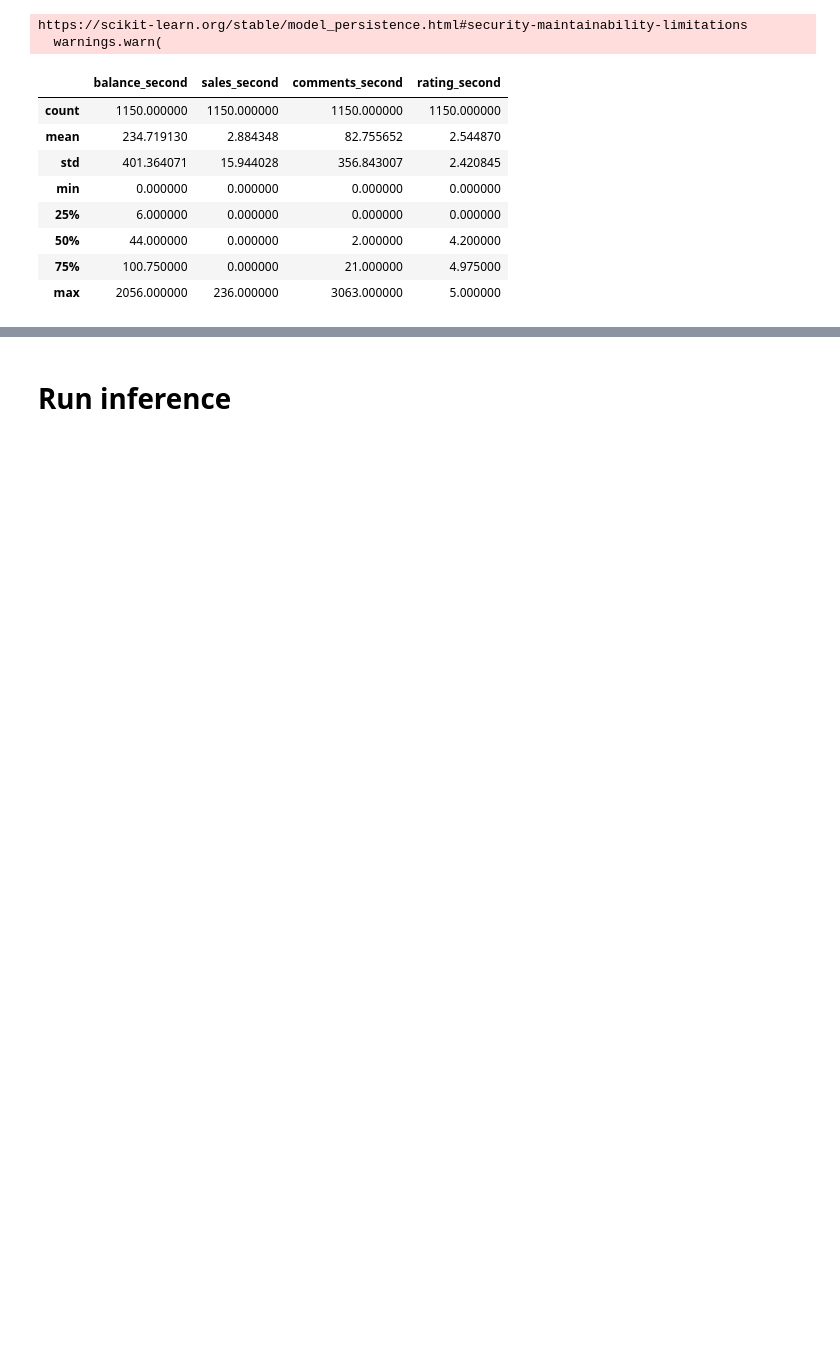
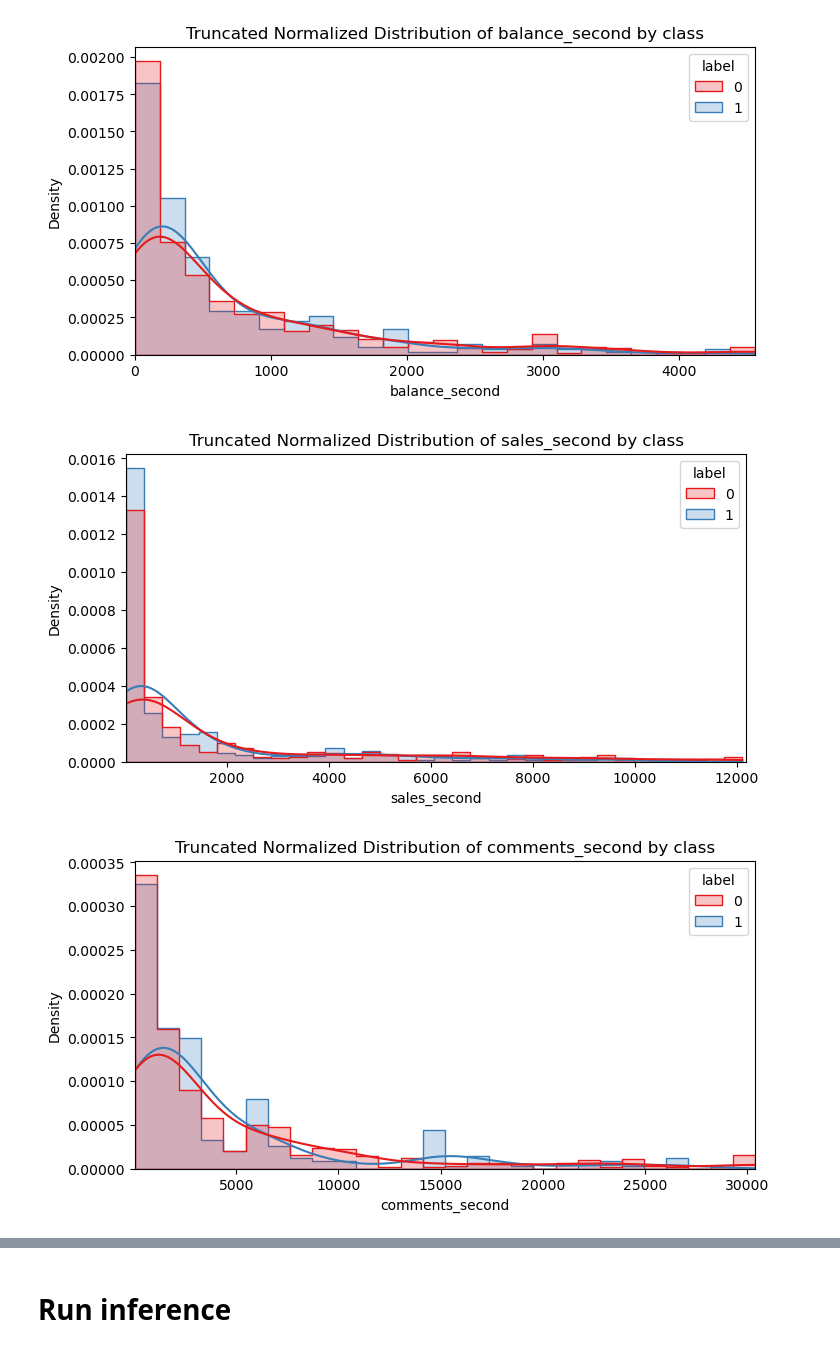
Before and after one commit to tony-pitchblack/marketplace_analytics, a Jupyter notebook: competitors-xgb/xgb_inference.ipynb, the cells around one changed output, grey strips where cells are left out. Cells and saved outputs as stored; diff of their text form; code cells hidden in the pictures; blank space fills up the shorter version.

```diff
--- a/competitors-xgb/xgb_inference.ipynb
+++ b/competitors-xgb/xgb_inference.ipynb
@@ -1,28 +20,30 @@
 # %%
+import os
 import pandas as pd
 import joblib
 import xgboost as xgb
 from sklearn.metrics import accuracy_score, f1_score
 from pathlib import Path
 
-# Set the checkpoint directory.
-# MODEL_CKPT_DIR = 'model_params_big_test'
-MODEL_CKPT_DIR = 'res_balanced_accuracy'
-# MODEL_CKPT_DIR = 'res_f1'
 
-# Paths to the saved model and scaler.
-xgb_model_path = Path(MODEL_CKPT_DIR) / 'xgboost_model.json'
-scaler_path = Path(MODEL_CKPT_DIR) / 'std_scaler.bin'
+if LOAD_FIT_ON_DEV:
+    xgb_model_path = Path(MODEL_CKPT_DIR) / 'xgboost_model_fit_on_dev.json'
+    scaler_path = Path(MODEL_CKPT_DIR) / 'std_scaler_fit_on_dev.bin'
+
+else:
+    xgb_model_path = Path(MODEL_CKPT_DIR) / 'xgboost_model.json'
+    scaler_path = Path(MODEL_CKPT_DIR) / 'std_scaler.bin'
 
 # Load the scaler and the pre-trained XGBoost model.
 scaler = joblib.load(scaler_path)
 model = xgb.XGBClassifier()
 model.load_model(xgb_model_path)
-# %% [output]
-https://scikit-learn.org/stable/model_persistence.html#security-maintainability-limitations
-  warnings.warn(
 # %%
-MODEL_DATA_FILE = Path(MODEL_CKPT_DIR) / 'data.csv'
+# Load the data
+if LOAD_FIT_ON_DEV:
+    MODEL_DATA_FILE = Path(MODEL_CKPT_DIR) / 'data_test.csv'
+else:
+    MODEL_DATA_FILE = Path(MODEL_CKPT_DIR) / 'data.csv'
 
 # > AVERAGE FILES HERE
 # DATA_FILE = 'data/tables_OZ_geo_5500/processed/tabular_OZ_geo_5500.csv'
@@ -44,16 +65,46 @@ DATA_FILE = 'data/tables_OZ_geo_5500/processed/tabular_OZ_geo_5500_top-50_query-
 
 df_all = pd.read_csv(DATA_FILE)
 df_model = pd.read_csv(MODEL_DATA_FILE)
+
 # df_all.columns.tolist()
 # %%
-df_all[['balance_second', 'sales_second', 'comments_second', 'rating_second']].describe()
+# Compare quantiles for numerical features
+
+# df_model.groupby('label')[[
+#     'balance_second',
+#     'sales_second',
+#     'comments_second',
+#     'rating_second'
+# ]].describe().T
-# %% [output]
-|  | balance_second | sales_second | comments_second | rating_second |
-| count | 1150.000000 | 1150.000000 | 1150.000000 | 1150.000000 |
-| mean | 234.719130 | 2.884348 | 82.755652 | 2.544870 |
-| std | 401.364071 | 15.944028 | 356.843007 | 2.420845 |
-| min | 0.000000 | 0.000000 | 0.000000 | 0.000000 |
-| 25% | 6.000000 | 0.000000 | 0.000000 | 0.000000 |
-| 50% | 44.000000 | 0.000000 | 2.000000 | 4.200000 |
-| 75% | 100.750000 | 0.000000 | 21.000000 | 4.975000 |
-| max | 2056.000000 | 236.000000 | 3063.000000 | 5.000000 |
+# %%
+# Visualize truncated normalized histograms of selected columns by 'label'
+
+import matplotlib.pyplot as plt
+import seaborn as sns
+cols = ['balance_second', 'sales_second', 'comments_second', 'rating_second']
+quant = 0.05  # symmetric quantile for truncation
+
+for col in cols:
+    lower = df_model[col].quantile(quant)
+    upper = df_model[col].quantile(1 - quant)
+    plt.figure(figsize=(8, 4))
+    subset = df_model[(df_model[col] >= lower) & (df_model[col] <= upper)]
+    sns.histplot(
+        data=subset,
+        x=col,
+        hue='label',
+        kde=True,
+        palette='Set1',
+        element="step",
+        stat="density",       # normalize counts to density
+        common_norm=False     # normalize independently for each hue level
+    )
+    plt.title(f'Truncated Normalized Distribution of {col} by class')
+    plt.xlabel(col)
+    plt.xlim(lower, upper)
+    plt.ylabel("Density")
+    plt.show()
+# %% [output]
+[figure, added]
+[figure, added]
+[figure, added]
```
Also changed, not shown: parts of 15 cells of this notebook, 5 other files.
